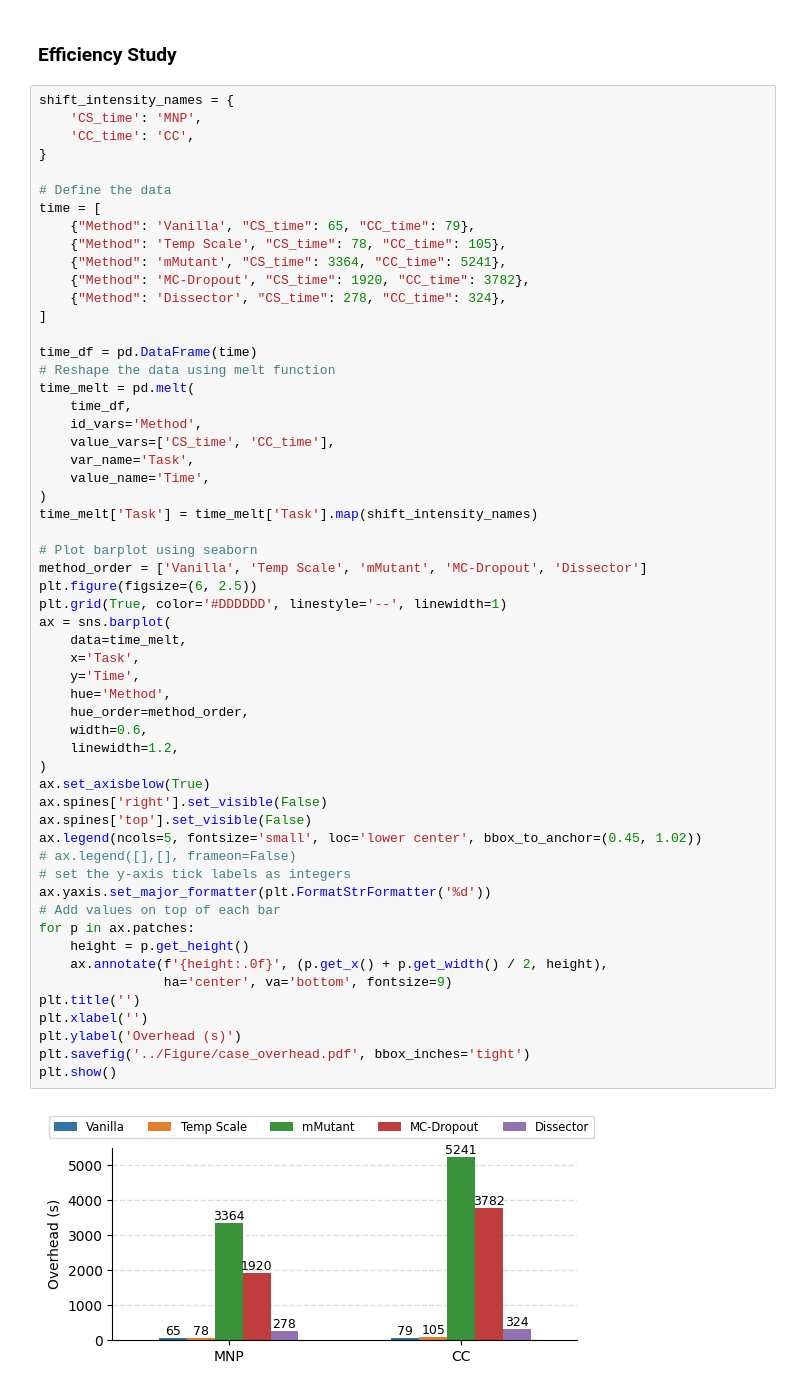
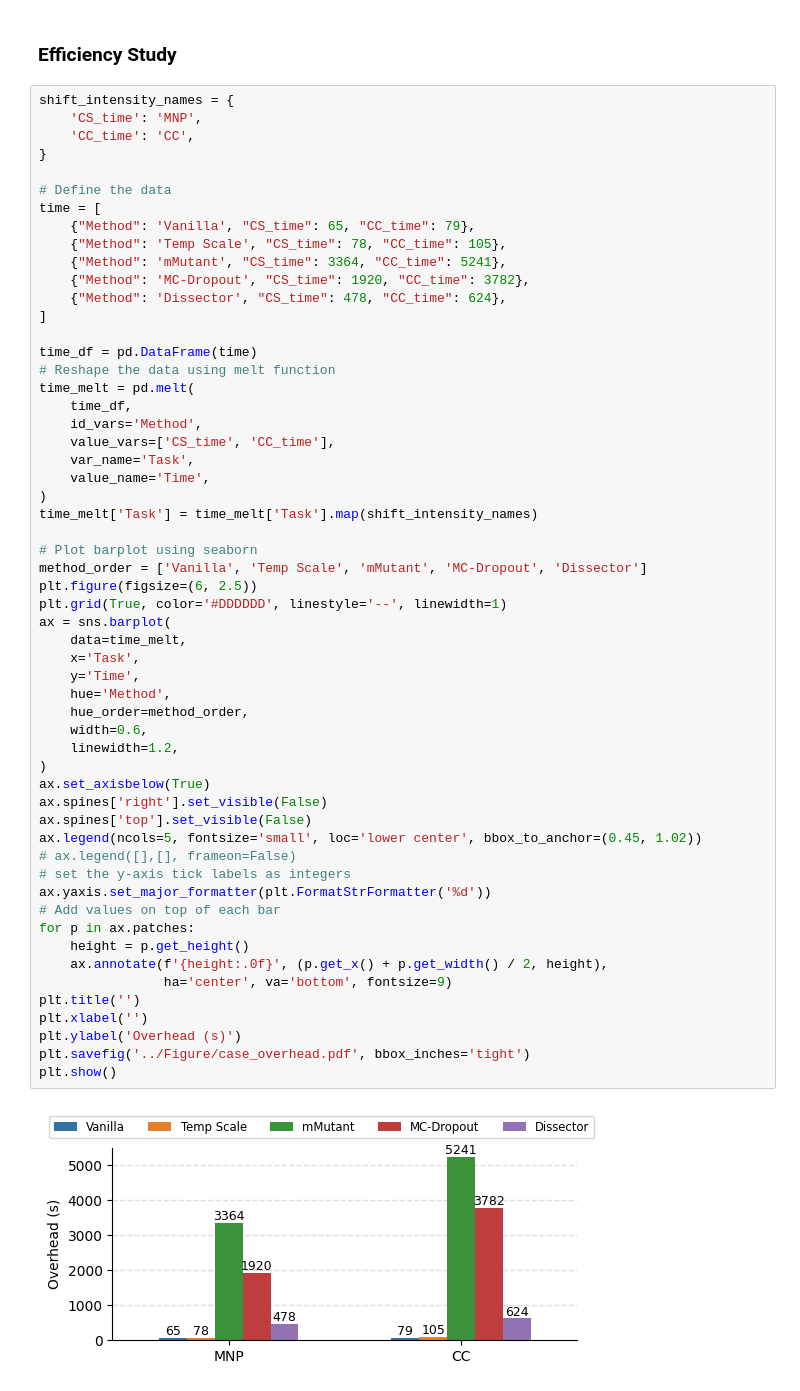
Before and after one commit to yul091/UncertaintyPL, a Jupyter notebook: notebooks/case_study.ipynb, the cells around one changed output. Saved outputs shown, nothing was run; the diff lists cells and outputs as text.

```diff
--- a/notebooks/case_study.ipynb
+++ b/notebooks/case_study.ipynb
@@ -505,7 +505,7 @@ time = [
     {"Method": 'Temp Scale', "CS_time": 78, "CC_time": 105},
     {"Method": 'mMutant', "CS_time": 3364, "CC_time": 5241},
     {"Method": 'MC-Dropout', "CS_time": 1920, "CC_time": 3782},
-    {"Method": 'Dissector', "CS_time": 278, "CC_time": 324},
+    {"Method": 'Dissector', "CS_time": 478, "CC_time": 624},
 ]
 
 time_df = pd.DataFrame(time)
@@ -523,31 +523,31 @@ time_melt['Task'] = time_melt['Task'].map(shift_intensity_names)
 method_order = ['Vanilla', 'Temp Scale', 'mMutant', 'MC-Dropout', 'Dissector']
 plt.figure(figsize=(6, 2.5))
 plt.grid(True, color='#DDDDDD', linestyle='--', linewidth=1)
 ax = sns.barplot(
     data=time_melt,
     x='Task',
     y='Time',
     hue='Method',
     hue_order=method_order,
     width=0.6,
     linewidth=1.2,
 )
 ax.set_axisbelow(True)
 ax.spines['right'].set_visible(False)
 ax.spines['top'].set_visible(False)
 ax.legend(ncols=5, fontsize='small', loc='lower center', bbox_to_anchor=(0.45, 1.02))
 # ax.legend([],[], frameon=False)
 # set the y-axis tick labels as integers
 ax.yaxis.set_major_formatter(plt.FormatStrFormatter('%d'))
 # Add values on top of each bar
 for p in ax.patches:
     height = p.get_height()
     ax.annotate(f'{height:.0f}', (p.get_x() + p.get_width() / 2, height),
                 ha='center', va='bottom', fontsize=9)
 plt.title('')
 plt.xlabel('')
 plt.ylabel('Overhead (s)')
 plt.savefig('../Figure/case_overhead.pdf', bbox_inches='tight')
 plt.show()
 # %% [output]
-[figure, old version]
+[figure, new version]
```
Also changed, not shown: 1 other file.
